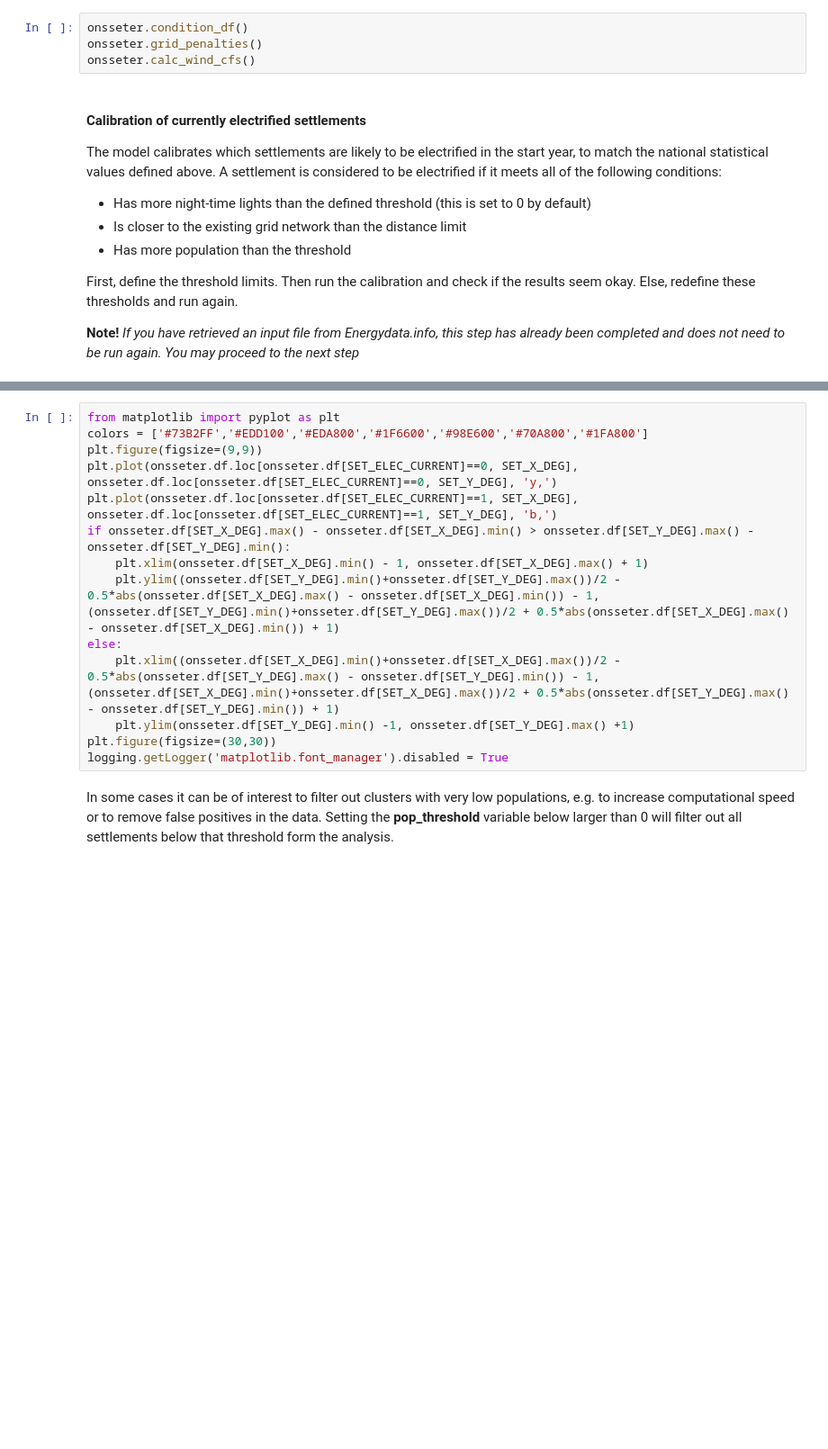
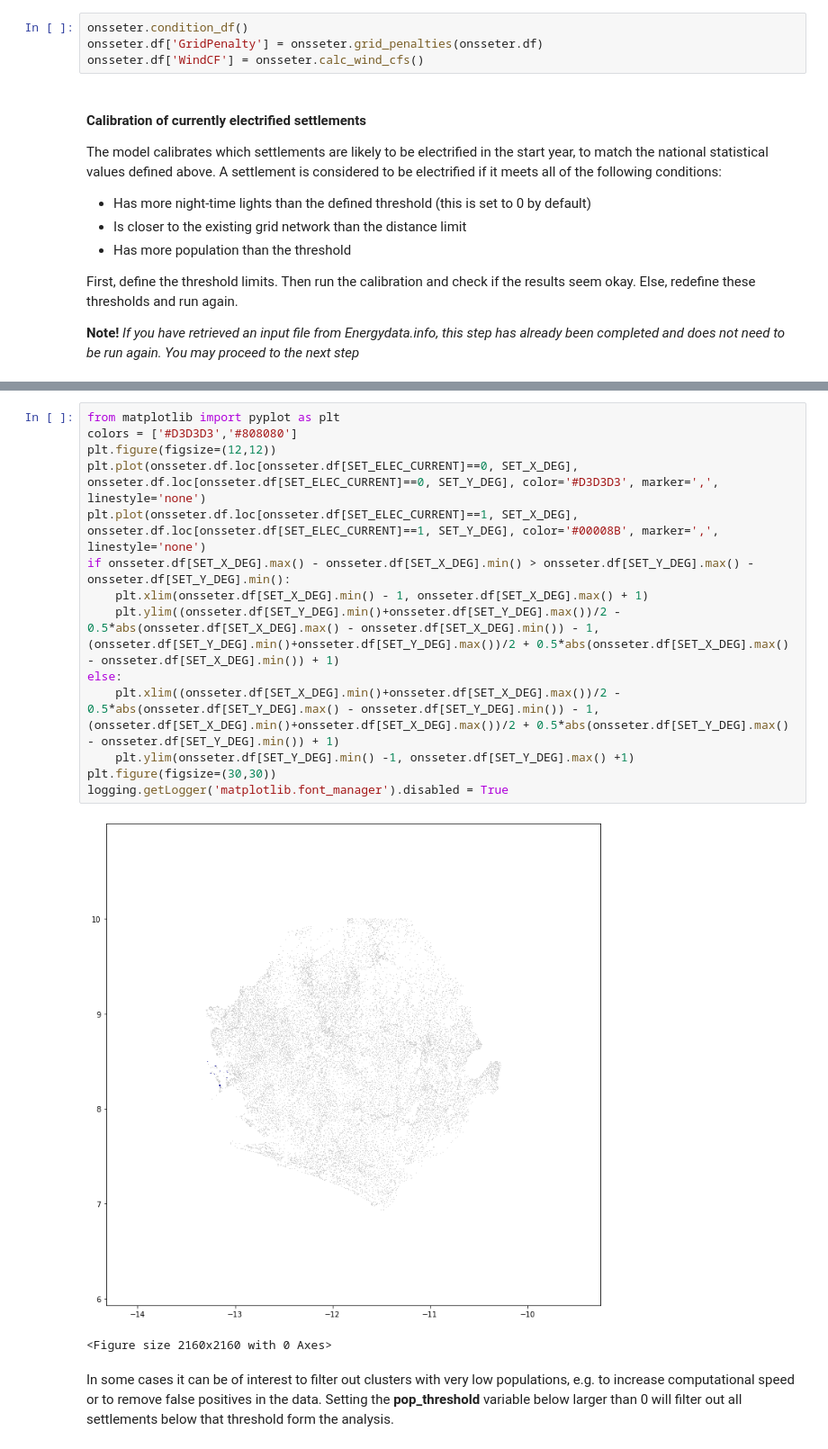
Before and after one commit to global-electrification-platform/gep-onsset, a Jupyter notebook: GEP_Generator.ipynb, the cells around one changed output, grey strips where cells are left out. Shown at 90% size. Saved outputs shown, nothing was run; the diff lists cells and outputs as text; blank space fills up the shorter version.

```diff
--- a/GEP_Generator.ipynb
+++ b/GEP_Generator.ipynb
@@ -293,8 +340,8 @@ display(onsseter.df[['Country','Pop','NightLights','TravelHours','GHI','WindVel'
 *If you have retrieved an input file from Energydata.info, this step has already been completed and does not need to be run again. You may proceed to the next step*
 # %%
 onsseter.condition_df()
-onsseter.grid_penalties()
-onsseter.calc_wind_cfs()
+onsseter.df['GridPenalty'] = onsseter.grid_penalties(onsseter.df)
+onsseter.df['WindCF'] = onsseter.calc_wind_cfs()
 # %% [markdown]
 #### Calibration of currently electrified settlements
 
@@ -330,17 +379,20 @@ The figure below show the results of the calibration. Settlements in **blue** ar
 # %%
 from matplotlib import pyplot as plt
-colors = ['#73B2FF','#EDD100','#EDA800','#1F6600','#98E600','#70A800','#1FA800']
-plt.figure(figsize=(9,9))
-plt.plot(onsseter.df.loc[onsseter.df[SET_ELEC_CURRENT]==0, SET_X_DEG], onsseter.df.loc[onsseter.df[SET_ELEC_CURRENT]==0, SET_Y_DEG], 'y,')
-plt.plot(onsseter.df.loc[onsseter.df[SET_ELEC_CURRENT]==1, SET_X_DEG], onsseter.df.loc[onsseter.df[SET_ELEC_CURRENT]==1, SET_Y_DEG], 'b,')
+colors = ['#D3D3D3','#808080']
+plt.figure(figsize=(12,12))
+plt.plot(onsseter.df.loc[onsseter.df[SET_ELEC_CURRENT]==0, SET_X_DEG], onsseter.df.loc[onsseter.df[SET_ELEC_CURRENT]==0, SET_Y_DEG], color='#D3D3D3', marker=',', linestyle='none')
+plt.plot(onsseter.df.loc[onsseter.df[SET_ELEC_CURRENT]==1, SET_X_DEG], onsseter.df.loc[onsseter.df[SET_ELEC_CURRENT]==1, SET_Y_DEG], color='#00008B', marker=',', linestyle='none')
 if onsseter.df[SET_X_DEG].max() - onsseter.df[SET_X_DEG].min() > onsseter.df[SET_Y_DEG].max() - onsseter.df[SET_Y_DEG].min():
     plt.xlim(onsseter.df[SET_X_DEG].min() - 1, onsseter.df[SET_X_DEG].max() + 1)
     plt.ylim((onsseter.df[SET_Y_DEG].min()+onsseter.df[SET_Y_DEG].max())/2 - 0.5*abs(onsseter.df[SET_X_DEG].max() - onsseter.df[SET_X_DEG].min()) - 1, (onsseter.df[SET_Y_DEG].min()+onsseter.df[SET_Y_DEG].max())/2 + 0.5*abs(onsseter.df[SET_X_DEG].max() - onsseter.df[SET_X_DEG].min()) + 1)
 else:
     plt.xlim((onsseter.df[SET_X_DEG].min()+onsseter.df[SET_X_DEG].max())/2 - 0.5*abs(onsseter.df[SET_Y_DEG].max() - onsseter.df[SET_Y_DEG].min()) - 1, (onsseter.df[SET_X_DEG].min()+onsseter.df[SET_X_DEG].max())/2 + 0.5*abs(onsseter.df[SET_Y_DEG].max() - onsseter.df[SET_Y_DEG].min()) + 1)
     plt.ylim(onsseter.df[SET_Y_DEG].min() -1, onsseter.df[SET_Y_DEG].max() +1)
 plt.figure(figsize=(30,30))
 logging.getLogger('matplotlib.font_manager').disabled = True
+# %% [output]
+[figure, added]
+<Figure size 2160x2160 with 0 Axes>
 # %% [markdown]
 In some cases it can be of interest to filter out clusters with very low populations, e.g. to increase computational speed or to remove false positives in the data. Setting the **pop_threshold** variable below larger than 0 will filter out all settlements below that threshold form the analysis.
 # %%
```
Also changed, not shown: parts of 27 cells of this notebook, 1 other file.
